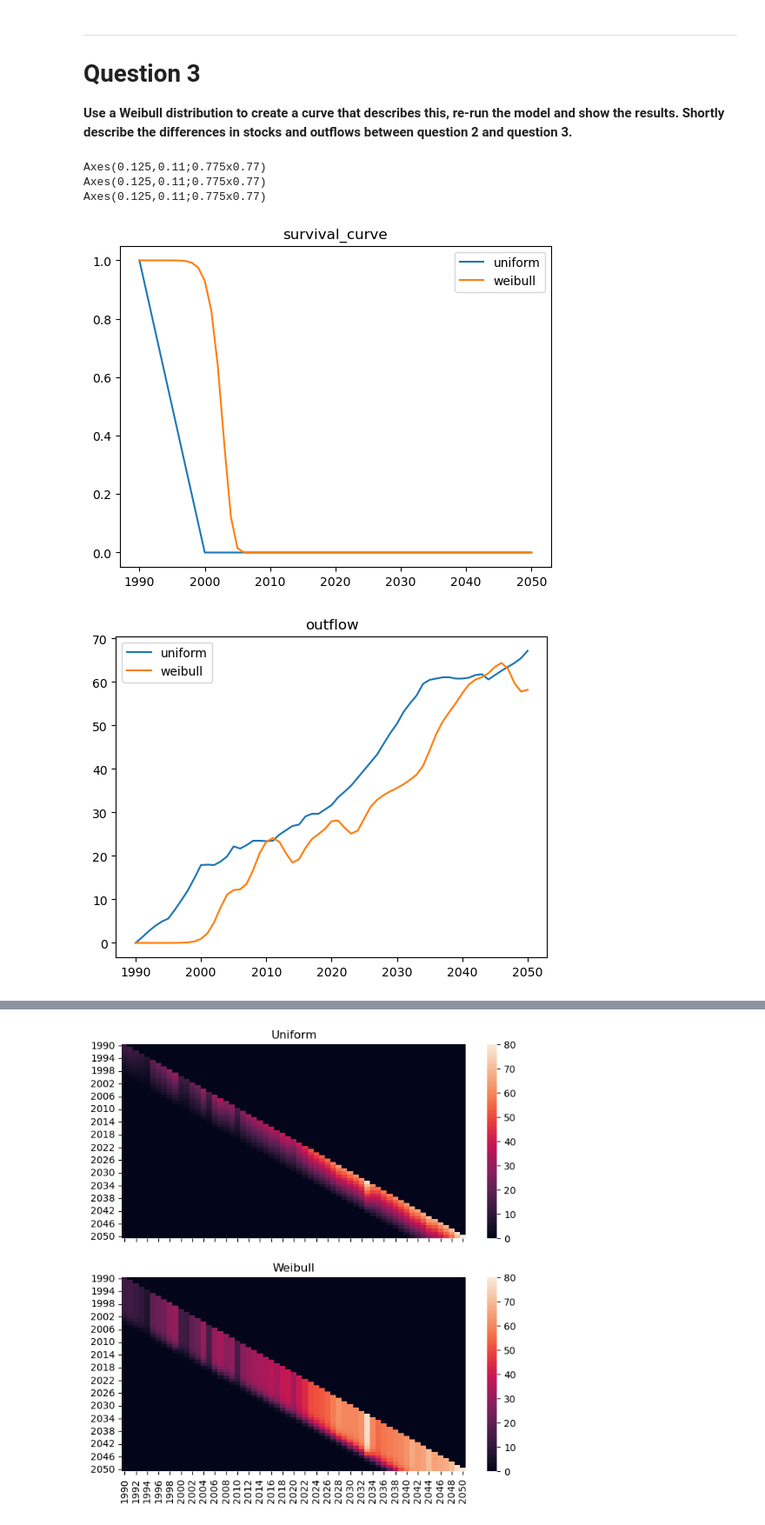
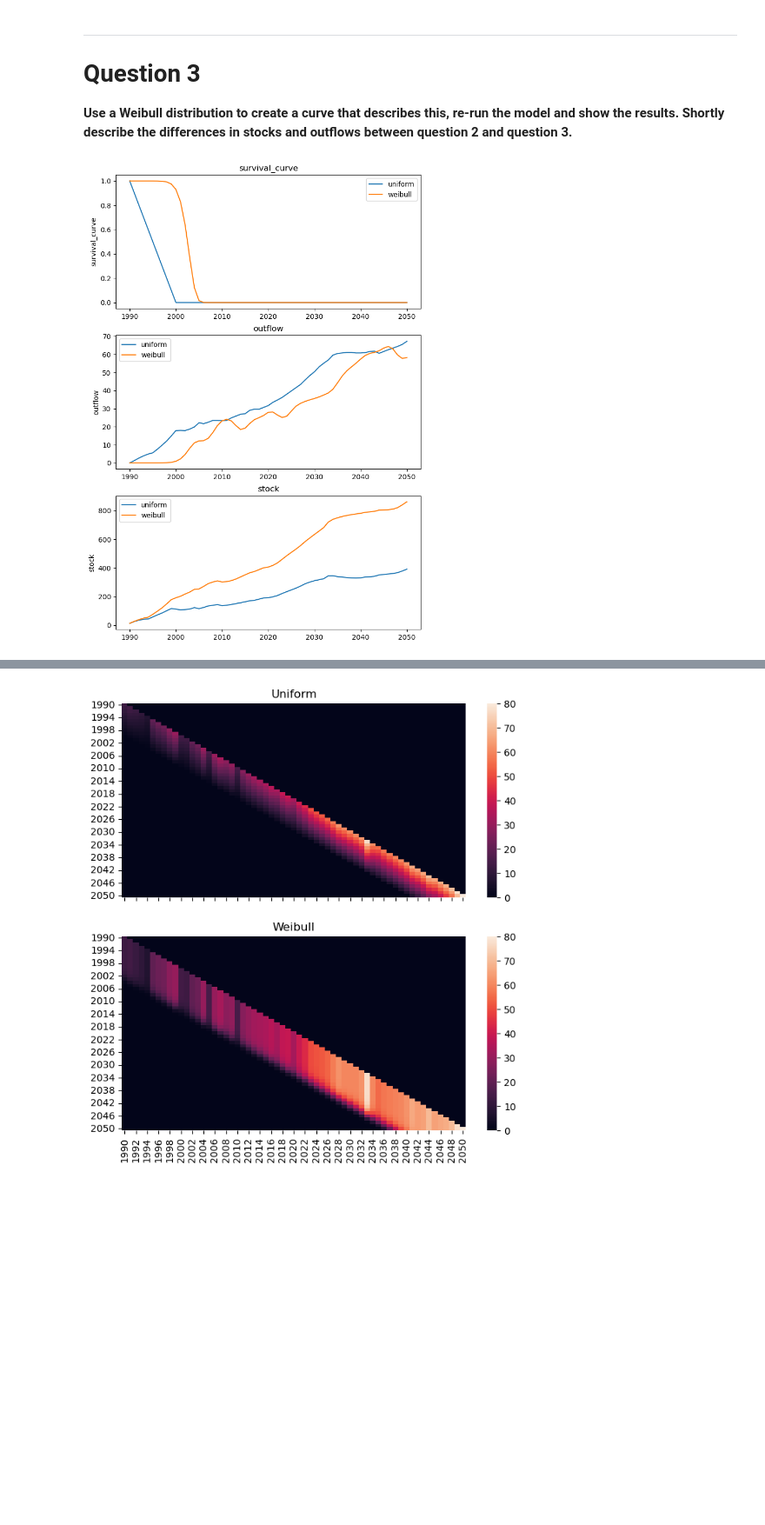
Before and after one commit to adrien-perello/MFA, a Jupyter notebook: notebooks/practicals/week2_practical.ipynb, the cells around one changed output, grey strips where cells are left out. Shown at 87% size. Saved outputs shown, nothing was run; the diff lists cells and outputs as text; code cells hidden in the pictures; blank space fills up the shorter version.

Commit message:
update plot library (to sns)

```diff
--- a/notebooks/practicals/week2_practical.ipynb
+++ b/notebooks/practicals/week2_practical.ipynb
@@ -307,7 +307,3 @@ timeseries_unif, cohort_unif = flow_driven_model(
 timeseries_norm, cohort_norm = flow_driven_model(
     time=year, inflow=inflow, sf_kind="normal", loc=lifetime_avg, scale=lifetime_stdv
 )
-# %%
-for column in ["survival_curve", "outflow", "stock"]:
-    df_lst = [timeseries_unif[column], timeseries_norm[column]]
-    print(pd.concat(df_lst, axis=1, keys=["uniform", "normal"]).plot(title=column))
@@ -320,0 +310,7 @@ Axes(0.125,0.11;0.775x0.77)
+# %%
+fig, ax = plt.subplots(3, 1, figsize=(8, 12), sharey=False)
+
+for i, column in enumerate(["survival_curve", "outflow", "stock"]):
+    sns.lineplot(timeseries_unif[column], ax=ax[i], label="uniform")
+    sns.lineplot(timeseries_norm[column], ax=ax[i], label="normal")
+    ax[i].set_title(f"{column}")
@@ -346,20 +343,19 @@ This is clearly reflected in the Cohort Toepelitz matrices above.
 # %%
 # Parameters for the weibull distribution
 shape = 10
 scale = 13
 
 # Run the model with above parameters
 timeseries_wb, cohort_wb = flow_driven_model(
     time=year, inflow=inflow, sf_kind="weibull", shape=shape, scale=scale
 )
 
 # Display the result in comparison with the uniform distribution of above
-for column in ["survival_curve", "outflow", "stock"]:
-    df_lst = [timeseries_unif[column], timeseries_wb[column]]
-    print(pd.concat(df_lst, axis=1, keys=["uniform", "weibull"]).plot(title=column))
+fig, ax = plt.subplots(3, 1, figsize=(8, 12), sharey=False)
+
+for i, column in enumerate(["survival_curve", "outflow", "stock"]):
+    sns.lineplot(timeseries_unif[column], ax=ax[i], label="uniform")
+    sns.lineplot(timeseries_wb[column], ax=ax[i], label="weibull")
+    ax[i].set_title(f"{column}")
 # %% [output]
-Axes(0.125,0.11;0.775x0.77)
-Axes(0.125,0.11;0.775x0.77)
-Axes(0.125,0.11;0.775x0.77)
-[figure, old version]
+[figure, new version]
-[figure, removed]
```
Also changed, not shown: parts of 8 cells of this notebook.
